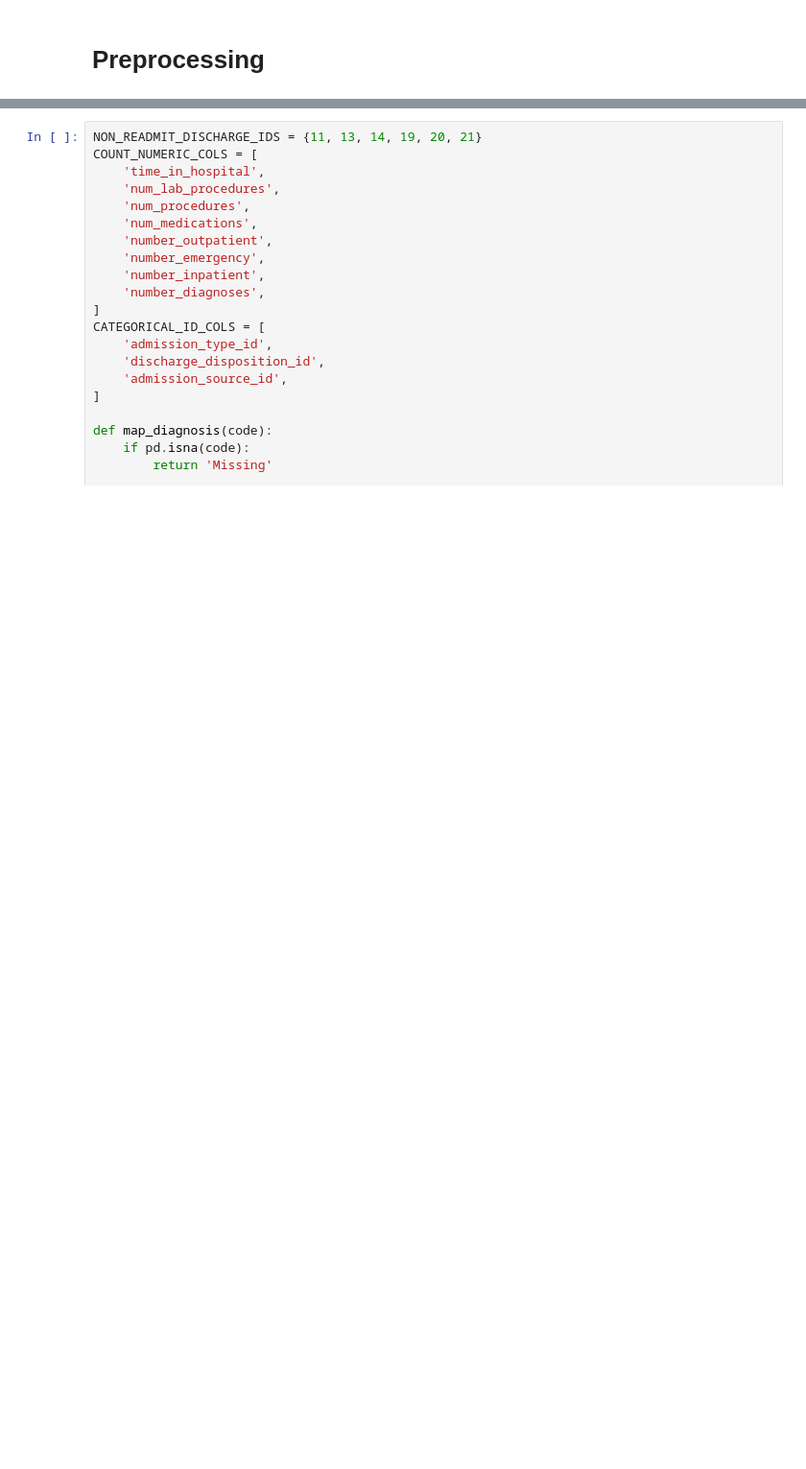
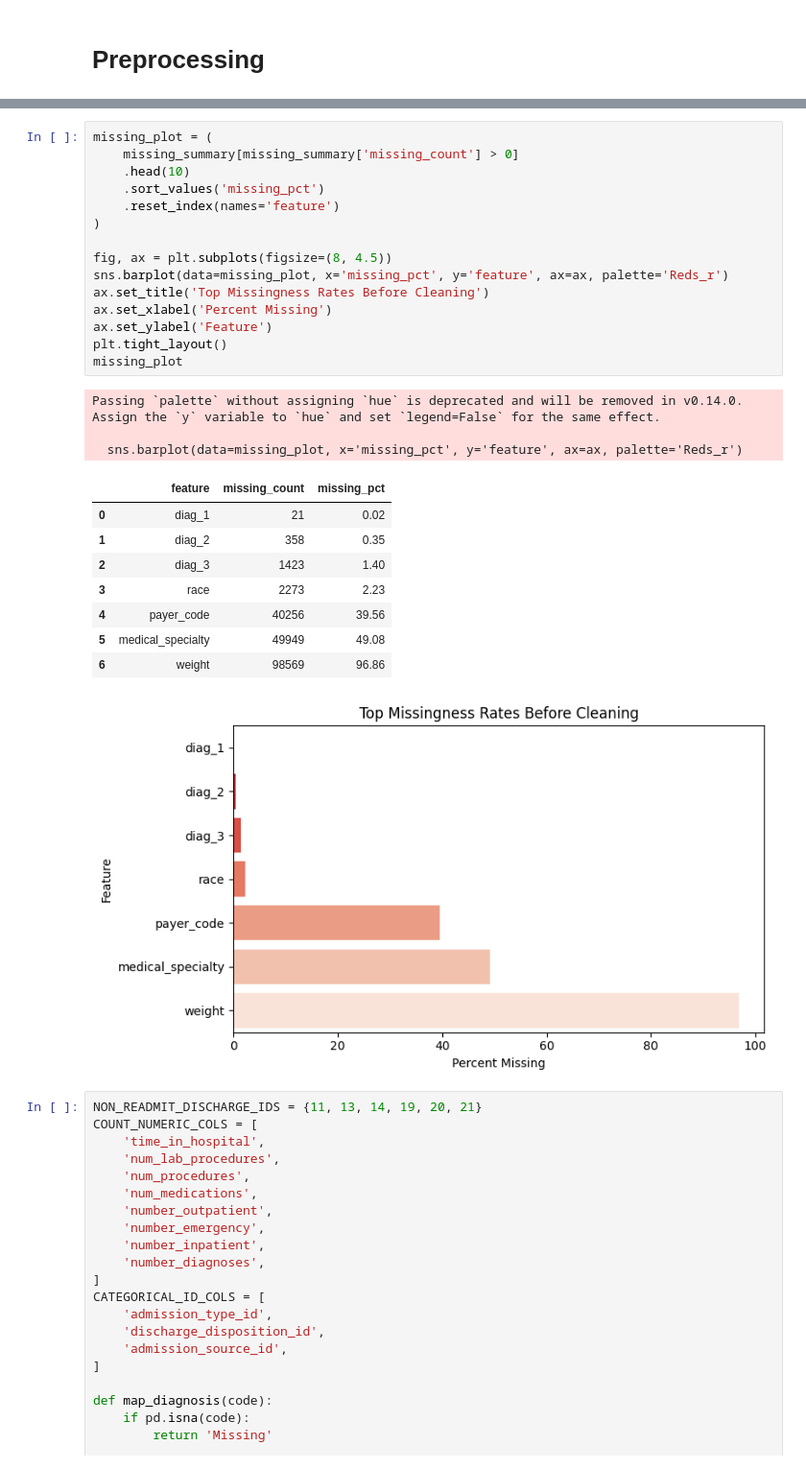
Before and after one commit to votsun/diabetes-classification-project, a Jupyter notebook: src/preprocessing.ipynb, the cells around one changed output, grey strips where cells are left out. Shown at 96% size. Drawn from its saved outputs; the diff is of its cells as text; blank space fills up the shorter version.

```diff
--- a/src/preprocessing.ipynb
+++ b/src/preprocessing.ipynb
@@ -32,3 +77,31 @@ missing_summary[missing_summary['missing_count'] > 0]
+# %%
+missing_plot = (
+    missing_summary[missing_summary['missing_count'] > 0]
+    .head(10)
+    .sort_values('missing_pct')
+    .reset_index(names='feature')
+)
+
+fig, ax = plt.subplots(figsize=(8, 4.5))
+sns.barplot(data=missing_plot, x='missing_pct', y='feature', ax=ax, palette='Reds_r')
+ax.set_title('Top Missingness Rates Before Cleaning')
+ax.set_xlabel('Percent Missing')
+ax.set_ylabel('Feature')
+plt.tight_layout()
+missing_plot
+# %% [output]
+Passing `palette` without assigning `hue` is deprecated and will be removed in v0.14.0. Assign the `y` variable to `hue` and set `legend=False` for the same effect.
+
+  sns.barplot(data=missing_plot, x='missing_pct', y='feature', ax=ax, palette='Reds_r')
+|  | feature | missing_count | missing_pct |
+| 0 | diag_1 | 21 | 0.02 |
+| 1 | diag_2 | 358 | 0.35 |
+| 2 | diag_3 | 1423 | 1.40 |
+| 3 | race | 2273 | 2.23 |
+| 4 | payer_code | 40256 | 39.56 |
+| 5 | medical_specialty | 49949 | 49.08 |
+| 6 | weight | 98569 | 96.86 |
+[figure, added]
 # %%
 NON_READMIT_DISCHARGE_IDS = {11, 13, 14, 19, 20, 21}
 COUNT_NUMERIC_COLS = [
```
Also changed, not shown: parts of 12 cells of this notebook, 1 other file.
